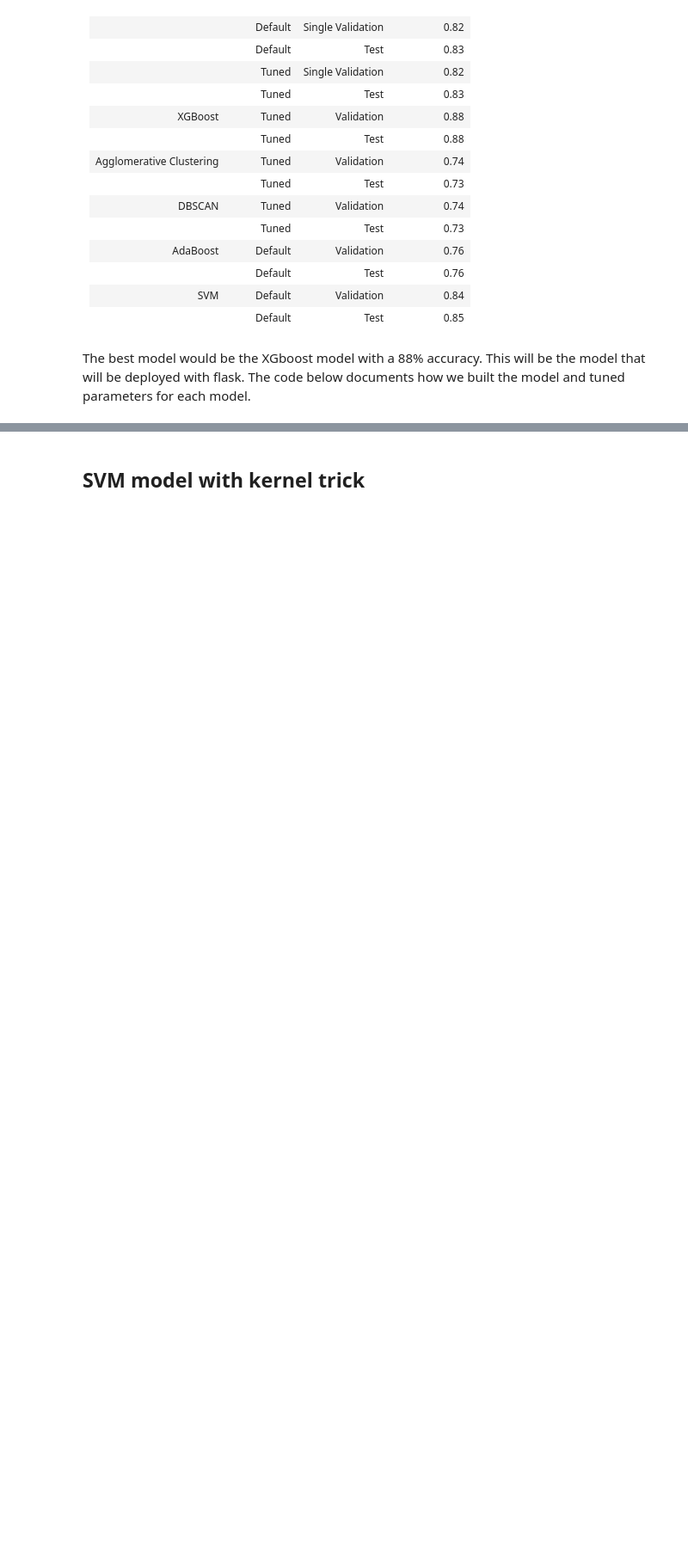
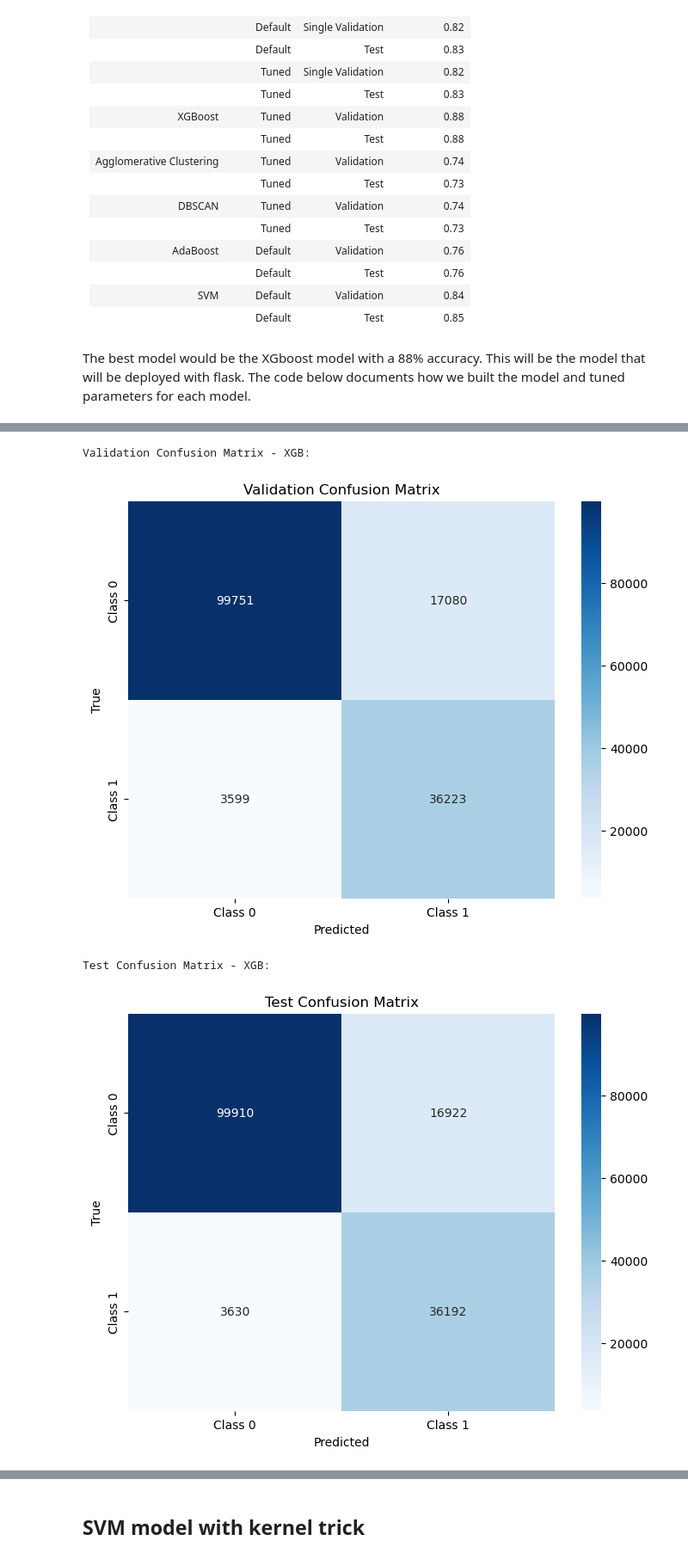
Before and after one commit to samantharivas/healthcare-market-saturation-fraud, a Jupyter notebook: Modeling.ipynb, the cells around one changed output, grey strips where cells are left out. Shown at 86% size. Drawn from its saved outputs; the diff is of its cells as text; code cells hidden in the pictures; blank space fills up the shorter version.

Commit message:
addition of model result metrics

```diff
--- a/Modeling.ipynb
+++ b/Modeling.ipynb
@@ -447,3 +907,0 @@ grid_search_xgb = GridSearchCV(estimator=xgb_model,
-# %%
-# fit the model
-grid_search_xgb.fit(x_train_scaled_pca, y_train)
@@ -481,0 +932,3 @@ print(test_classification_report)
+# %%
+# fit the model
+random_search_xgb.fit(x_train_scaled_pca, y_train)
@@ -481,0 +955,8 @@ print(test_classification_report)
+# %%
+# get the best parameters and best score
+best_model_xgb = random_search_xgb.best_estimator_
+best_params_xgb = random_search_xgb.best_params_
+best_score_xgb = random_search_xgb.best_score_
+
+print(f"Best Parameters: {best_params_xgb}")
+print(f"Best Accuracy Score: {best_score_xgb}")
@@ -481,0 +968,6 @@ print(test_classification_report)
+# %%
+# evaluate model - val, test, train
+xgb_metrics = evaluate_model(best_model_xgb, x_val_scaled_pca, y_val, x_test_scaled_pca, y_test, x_train_scaled_pca, y_train)
+
+# convert to df
+xgb_metrics_df = metrics_to_dataframe(xgb_metrics)
@@ -481,0 +990,12 @@ print(test_classification_report)
+# %%
+# Plot confusion matrices
+print("Validation Confusion Matrix - XGB:")
+plot_confusion_matrix(xgb_metrics['Confusion Matrix']['Validation'], 'Validation Confusion Matrix')
+
+print("Test Confusion Matrix - XGB:")
+plot_confusion_matrix(xgb_metrics['Confusion Matrix']['Test'], 'Test Confusion Matrix')
+# %% [output]
+Validation Confusion Matrix - XGB:
+[figure, added]
+Test Confusion Matrix - XGB:
+[figure, added]
```
Also changed, not shown: parts of 110 cells of this notebook, 15 other files.
